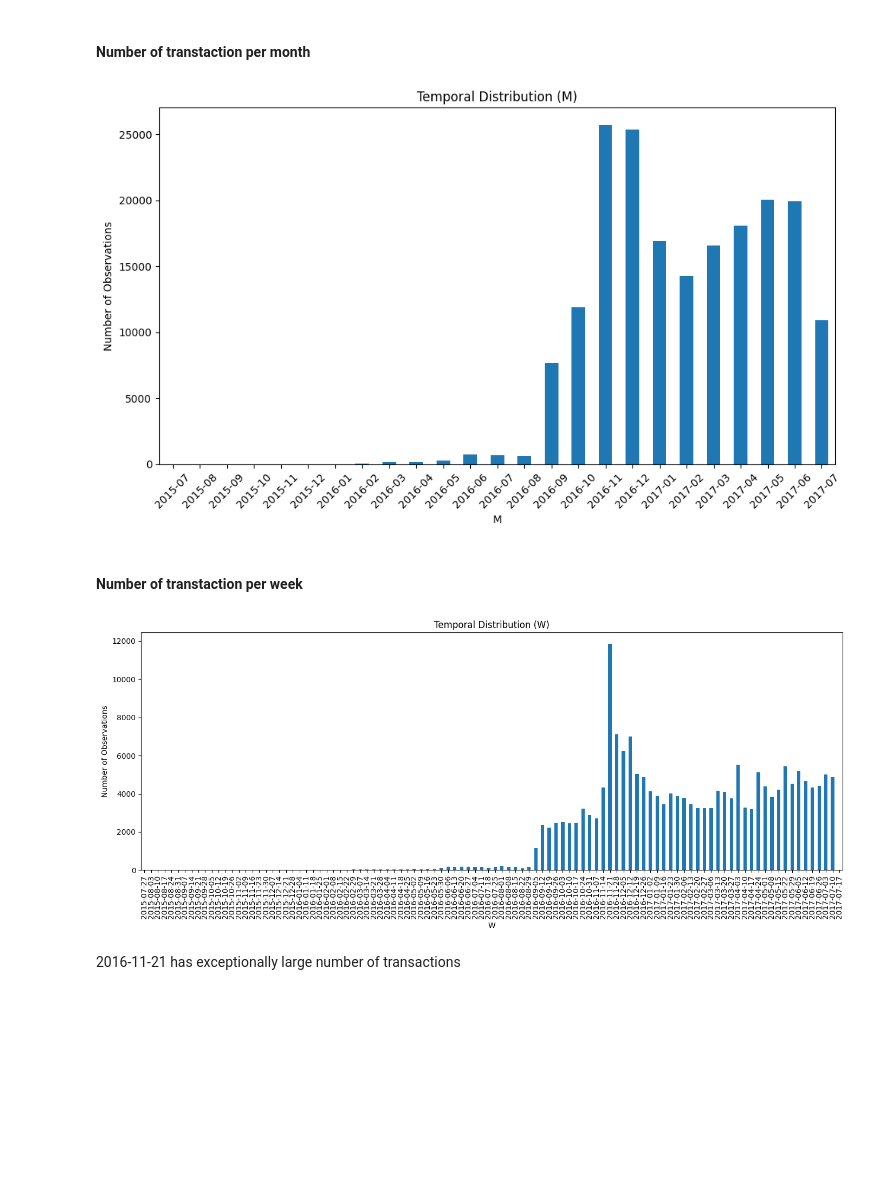
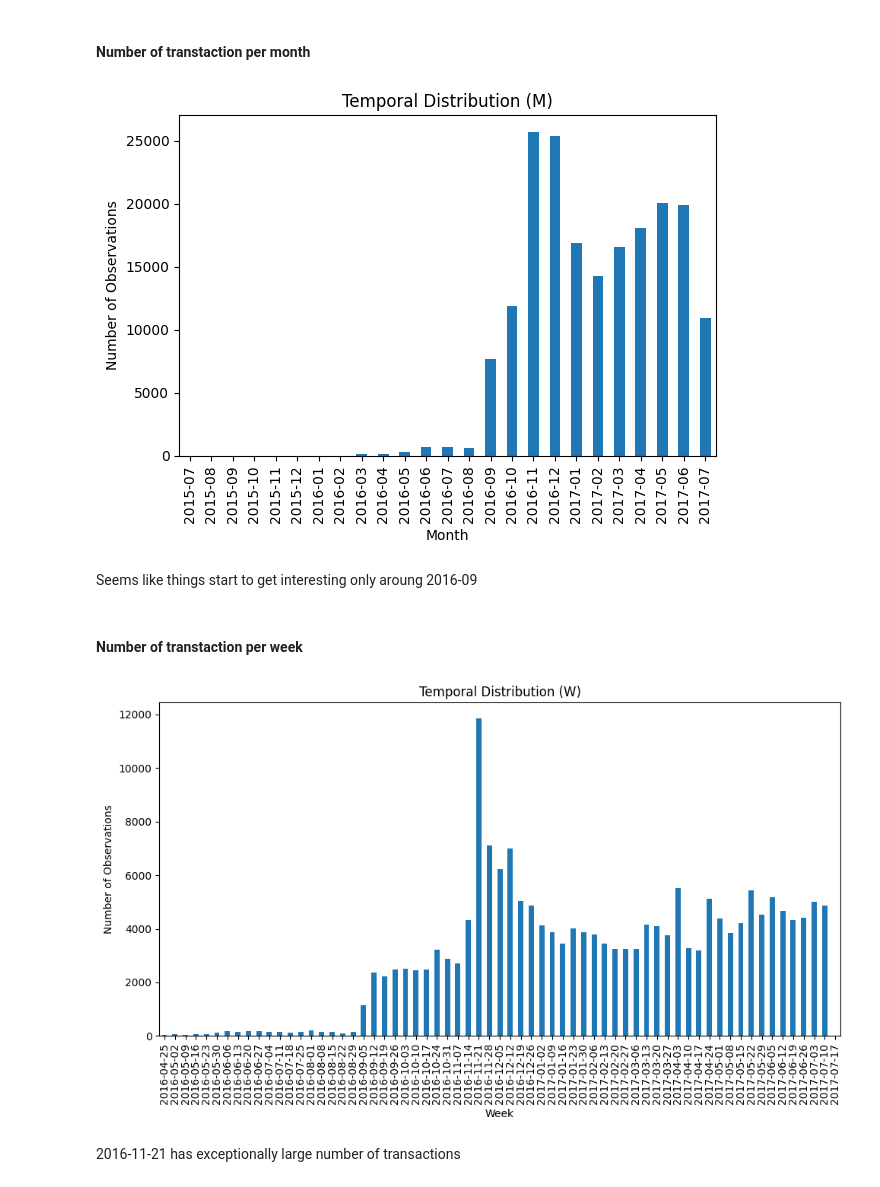
Before and after one commit to yuvalorsher/Riskified-fraud-detection, a Jupyter notebook: EDA.ipynb, the cells around one changed output. Drawn from its saved outputs; the diff is of its cells as text; code cells hidden in the pictures; blank space fills up the shorter version.

```diff
--- a/EDA.ipynb
+++ b/EDA.ipynb
@@ -14,6 +16,12 @@ from eda_utils.plotting import plot_cat_counts, plot_temporal_distribution
 # %%
 DATA_PATH = 'Data/'
 FILE_NAME = 'riskified_ds_home_task_dataset_(3).csv'
+
+ID_COL = 'order_id'
+LABEL_COL = 'status'
+DATE_COL = 'created_at'
+
+EDA_START_DATE = '2016-09-01' # There are datapoints before that, but most volume comes after so at times we will filter.
 # %%
 pd.set_option('display.max_rows', 300)
 pd.set_option('display.max_columns', 50)
@@ -22,7 +30,9 @@ pd.set_option('display.max_columns', 50)
 # %% [markdown]
 ## Load
 # %%
-raw_df = pd.read_csv(f'{DATA_PATH}{FILE_NAME}', parse_dates=['created_at'])
-raw_df.shape
+raw_df = pd.read_csv(f'{DATA_PATH}{FILE_NAME}', parse_dates=[DATE_COL])
+temporally_filtered = raw_df[raw_df[DATE_COL]>=EDA_START_DATE]
+print(raw_df.shape)
+print(temporally_filtered.shape)
 # %% [output]
 (190000, 21)
@@ -230,14 +318,16 @@ fig, axs = plot_cat_counts(raw_df, STR_CAT_COLS)
 # %% [markdown]
 #### Number of transtaction per month
 # %%
-fig, ax = plot_temporal_distribution(raw_df['created_at'], freq='M', include_all_periods=True)
+fig, ax = plot_temporal_distribution(raw_df[DATE_COL], freq='M', include_all_periods=True)
 # %% [output]
-[figure, old version]
+[figure, new version]
+# %% [markdown]
+Seems like things start to get interesting only aroung 2016-09
 # %% [markdown]
 #### Number of transtaction per week
 # %%
-fig, ax = plot_temporal_distribution(raw_df['created_at'], freq='W', include_all_periods=True, figsize=(14, 6))
+fig, ax = plot_temporal_distribution(raw_df.loc[lambda df: df[DATE_COL]>='2016-04-25', DATE_COL], freq='W', include_all_periods=True, figsize=(10, 6))
 # %% [output]
-[figure, old version]
+[figure, new version]
 # %% [markdown]
 2016-11-21 has exceptionally large number of transactions
```
Also changed, not shown: parts of 35 cells of this notebook.
